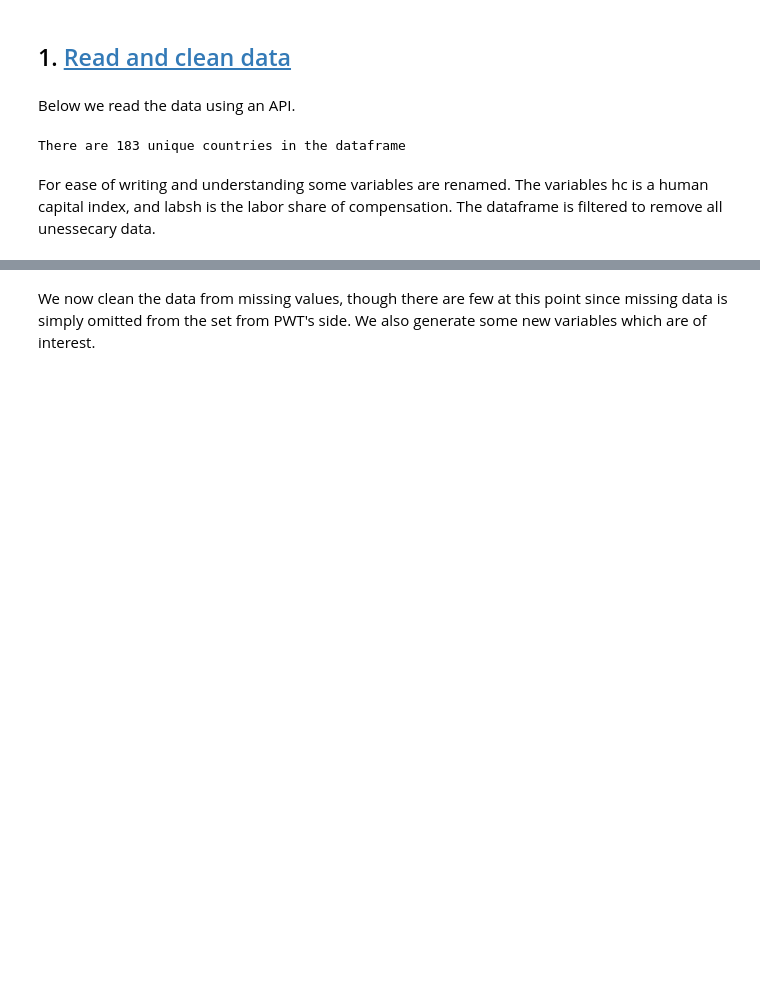
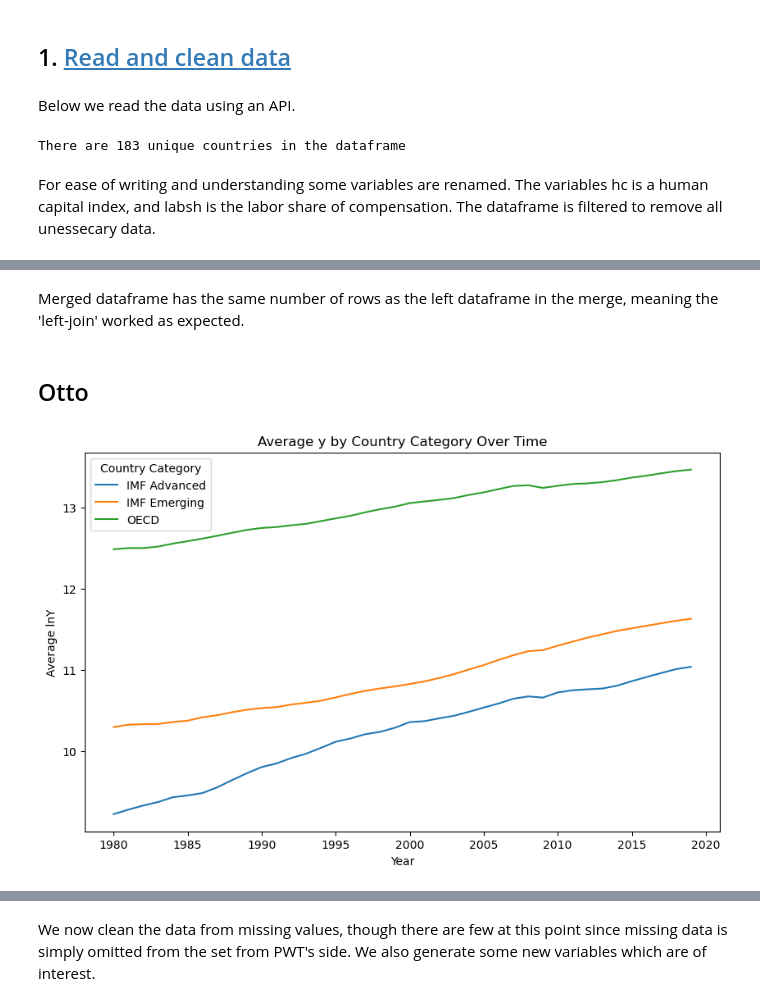
Before and after one commit to NumEconCopenhagen/projects-2024-mathias-mikkel-gabriele, a Jupyter notebook: dataproject/dataproject.ipynb, the cells around one changed output, grey strips where cells are left out. Drawn from its saved outputs; the diff is of its cells as text; code cells hidden in the pictures; blank space fills up the shorter version.

Commit message:
Merged otto

```diff
--- a/dataproject/dataproject.ipynb
+++ b/dataproject/dataproject.ipynb
@@ -68,0 +78,50 @@ pwt_csv = pwt_csv[var_of_int]
+# %% [markdown]
+Merged dataframe has the same number of rows as the left dataframe in the merge, meaning the 'left-join' worked as expected.
+# %%
+# Function to categorize countries
+def categorize_country(countrycode):
+    countrycode = countrycode
+    if countrycode in con.oecd_countries:
+        return 'OECD'
+    elif countrycode in con.imf_advanced_countries:
+        return 'IMF Advanced'
+    elif countrycode in con.imf_emerging_countries:
+        return 'IMF Emerging'
+    else:
+        return 'Other'
+
+# Create a new column in the DataFrame with the category
+merged_df['country_category'] = merged_df['countrycode'].apply(categorize_country)
+
+# Drop na
+merged_df = merged_df.dropna()
+# %% [markdown]
+## Otto
+# %%
+# Group by 'country' and count the number of observations
+country_counts = merged_df['country'].value_counts()
+
+# Filter out countries with less than 40 observations
+countries_with_40_or_more_observations = country_counts[country_counts >= 40].index
+
+# Filter the original DataFrame based on the selected countries
+filtered_df = merged_df[merged_df['country'].isin(countries_with_40_or_more_observations)]
+# %%
+# Calculate the mean ratio for each year
+avg_y = filtered_df.groupby(['year', 'country_category'])['lnY'].mean().unstack()
+
+# Plotting
+avg_y.plot(figsize=(10, 6))
+
+# Adding labels and title
+plt.title('Average y by Country Category Over Time')
+plt.xlabel('Year')
+plt.ylabel('Average lnY')
+
+# Adding legend
+plt.legend(title='Country Category')
+
+# Show plot
+plt.show()
+# %% [output]
+[figure, added]
```
Also changed, not shown: parts of 20 cells of this notebook.
